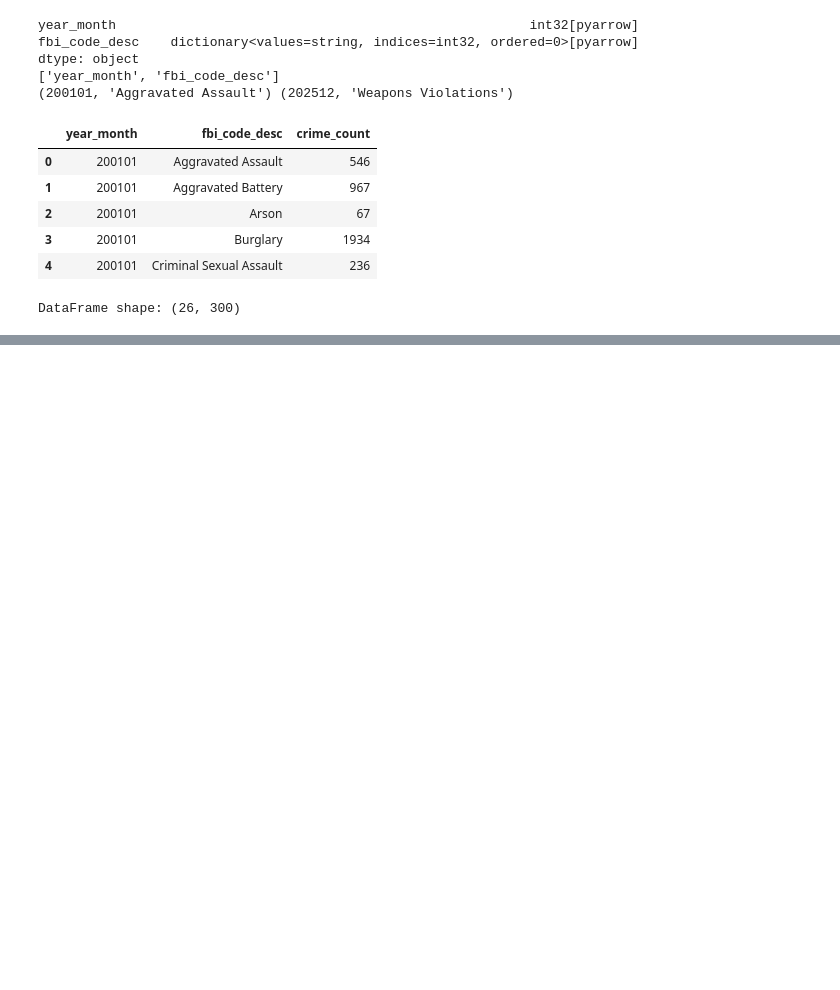
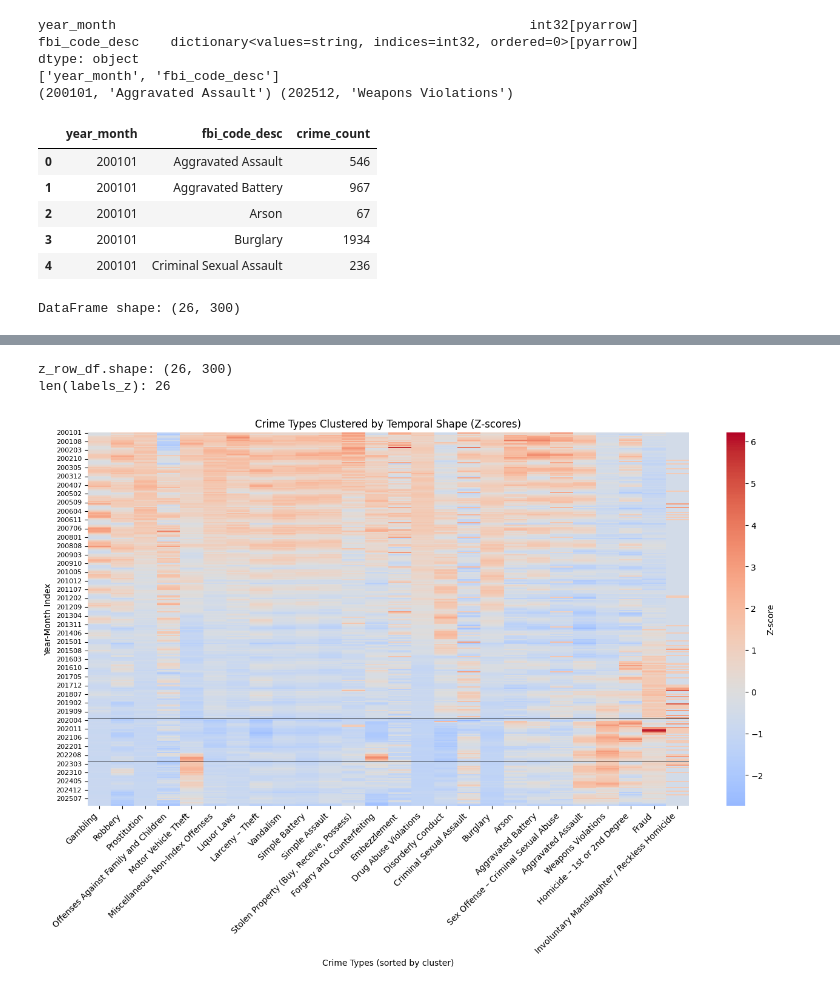
Before and after one commit to SirErikPak/ChicagoCrime, a Jupyter notebook: Notebook/ChicagoCrimeAnalysis.ipynb, the cells around one changed output, grey strips where cells are left out. Saved outputs shown, nothing was run; the diff lists cells and outputs as text; code cells hidden in the pictures; blank space fills up the shorter version.

```diff
--- a/Notebook/ChicagoCrimeAnalysis.ipynb
+++ b/Notebook/ChicagoCrimeAnalysis.ipynb
@@ -197,0 +396,46 @@ Colun Names:
+# %%
+print("z_row_df.shape:", z_row_df.shape)   # -> (26, 300)
+print("len(labels_z):", len(labels_z))
+# %% [output]
+z_row_df.shape: (26, 300)
+len(labels_z): 26
+# %%
+# Copy
+z_row_df_with_labels = z_row_df.copy()
+# Attach the labels back to the DataFrame
+z_row_df_with_labels['cluster'] = labels_z
+
+# Sort rows by cluster
+z_plot_sorted = z_row_df_with_labels.sort_values('cluster')
+#
+plt.figure(figsize=(16, 8))
+ax = sns.heatmap(
+    z_plot_sorted.drop(columns='cluster').T,
+    cmap='coolwarm',
+    center=0,
+    cbar_kws={'label': 'Z-score'}
+)
+
+plt.title("Crime Types Clustered by Temporal Shape (Z-scores)")
+plt.ylabel("Year-Month Index")
+plt.yticks(fontsize=8)
+plt.xlabel("Crime Types (sorted by cluster)")
+plt.xticks(rotation=45, ha='right')
+
+# --- ERA BREAKPOINTS --------------------------------------------------
+ym_index = z_plot_sorted.drop(columns='cluster').T.index
+
+# Find the row index where each era begins
+pre_end     = ym_index.get_loc(202002)   # last month of pre-COVID
+covid_start = ym_index.get_loc(202003)   # first month of COVID
+covid_end   = ym_index.get_loc(202212)   # last month of COVID
+post_start  = ym_index.get_loc(202301)   # first month of post-COVID
+
+# Draw horizontal lines (y coordinates are between rows)
+ax.axhline(pre_end + 1,     color='black', linewidth=.5)
+ax.axhline(covid_end + 1,   color='black', linewidth=.5)
+
+# Display Plot
+plt.show()
+# %% [output]
+[figure, added]
```
Also changed, not shown: parts of 28 cells of this notebook, 5 other files.
